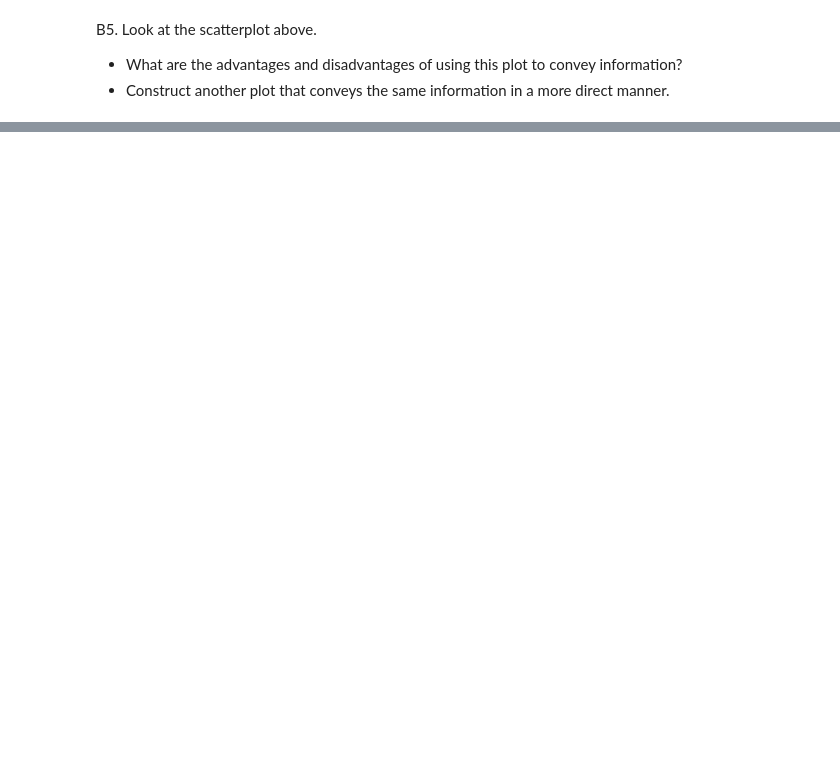
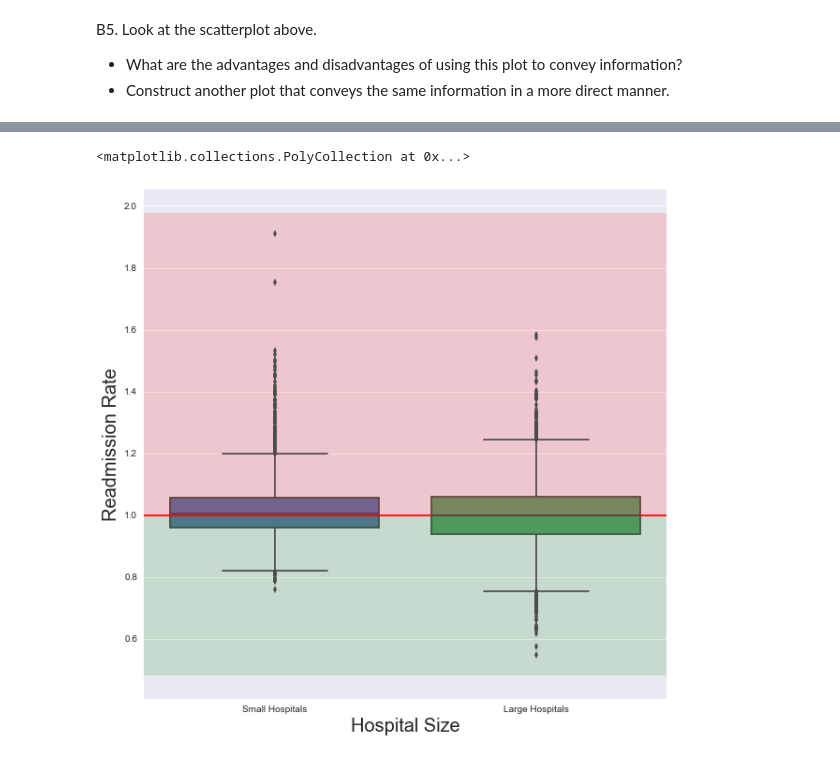
Before and after one commit to mskaerthomason/Springboard-Projects, a Jupyter notebook: EDA_hospital_readmit/sliderule_dsi_inferential_statistics_exercise_3.ipynb, the cells around one changed output, grey strips where cells are left out. Drawn from its saved outputs; the diff is of its cells as text; code cells hidden in the pictures; blank space fills up the shorter version.

Commit message:
finish new plots

```diff
--- a/EDA_hospital_readmit/sliderule_dsi_inferential_statistics_exercise_3.ipynb
+++ b/EDA_hospital_readmit/sliderule_dsi_inferential_statistics_exercise_3.ipynb
@@ -205,0 +250,16 @@ B5. Look at the scatterplot above.
+# %%
+import seaborn as sns
+fig, ax = plt.subplots(figsize=(10,10))
+sns.boxplot(data=[small_df['Excess Readmission Ratio'],large_df['Excess Readmission Ratio']])
+xmin,xmax=ax.get_xlim()
+ymin,ymax=ax.get_ylim()
+labels=['Small Hospitals','Large Hospitals']
+plt.hlines(y=1.0,xmin=xmin,xmax=xmax,color='r')
+ax.set_xlabel('Hospital Size',fontsize=20)
+ax.set_ylabel('Readmission Rate',fontsize=20)
+ax.set_xticklabels(labels)
+ax.fill_between([xmin,xmax], 1,ymax, facecolor='red', alpha = .15, interpolate=True)
+ax.fill_between([xmin,xmax], ymin, 1, facecolor='green', alpha = .15, interpolate=True)
+# %% [output]
+<matplotlib.collections.PolyCollection at 0x...>
+[figure, added]
```
Also changed, not shown: parts of 16 cells of this notebook.
